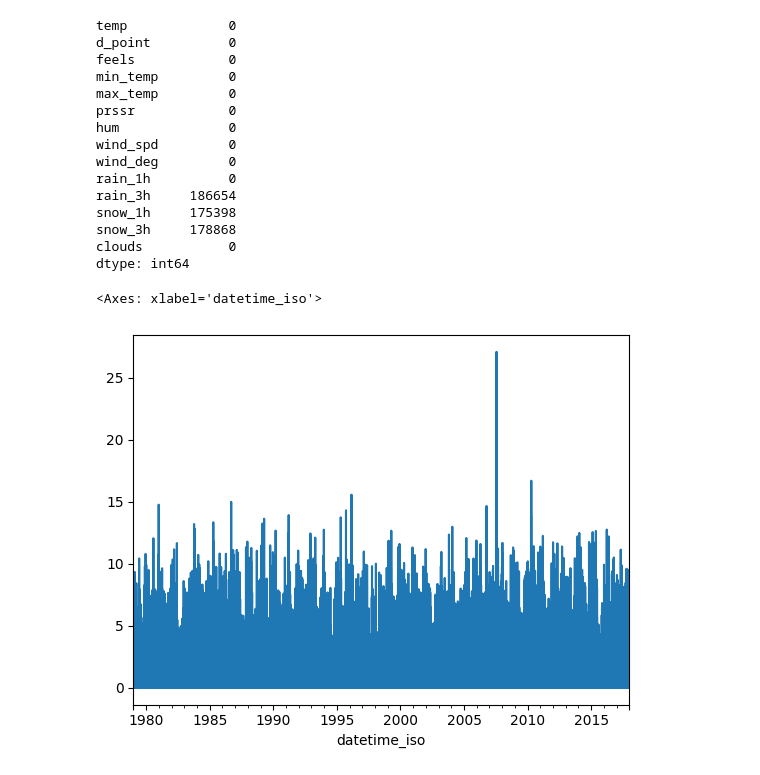
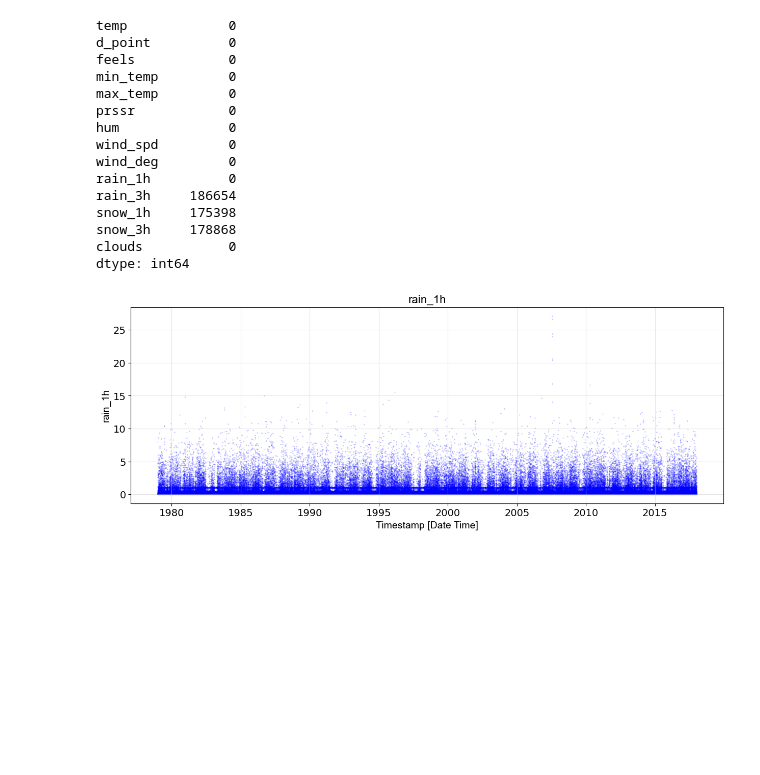
Before and after one commit to aymanrafif/rainforecasting_dq, a Jupyter notebook: lag_implementation.ipynb, the cells around one changed output. Saved outputs shown, nothing was run; the diff lists cells and outputs as text; code cells hidden in the pictures; blank space fills up the shorter version.

```diff
--- a/lag_implementation.ipynb
+++ b/lag_implementation.ipynb
@@ -45,6 +46,21 @@ def remove_outliers_iqr(df, columns_to_check=None, factor=1.5):
     df_filtered = df[mask]
 
     return df_filtered
+
+def plotTimeSeries(dataset, feature_name):
+    _ = plt.rcParams['figure.figsize'] = (15, 5)
+    _ = plt.grid(which = 'major', c = '#cccccc', alpha = 0.5)
+    _ = plt.scatter(dataset.index, dataset[feature_name],
+                    marker = 'o', s = 0.1, alpha = 0.5,
+                    color = 'blue')
+    _ = plt.title(feature_name, family = 'Arial', fontsize = 16)
+    _ = plt.xlabel('Timestamp [Date Time]', family = 'Arial', fontsize = 14)
+    _ = plt.ylabel(feature_name, family = 'Arial', fontsize = 14)
+    _ = plt.xticks(fontsize = 14)
+    _ = plt.yticks(fontsize = 14)
+    _ = plt.show()
+
+    return None
 # %% [markdown]
 # 2. Data Pre-Processing
 # %% [markdown]
@@ -211,9 +227,8 @@ snow_1h     175398
 snow_3h     178868
 clouds           0
 dtype: int64
-# %%
-train_df['rain_1h'].plot()
-# %% [output]
-<Axes: xlabel='datetime_iso'>
-[figure, removed]
+# %%
+plotTimeSeries(train_df, 'rain_1h')
+# %% [output]
+[figure, added]
 # %%
```
Also changed, not shown: parts of 46 cells of this notebook, 1 other file.
